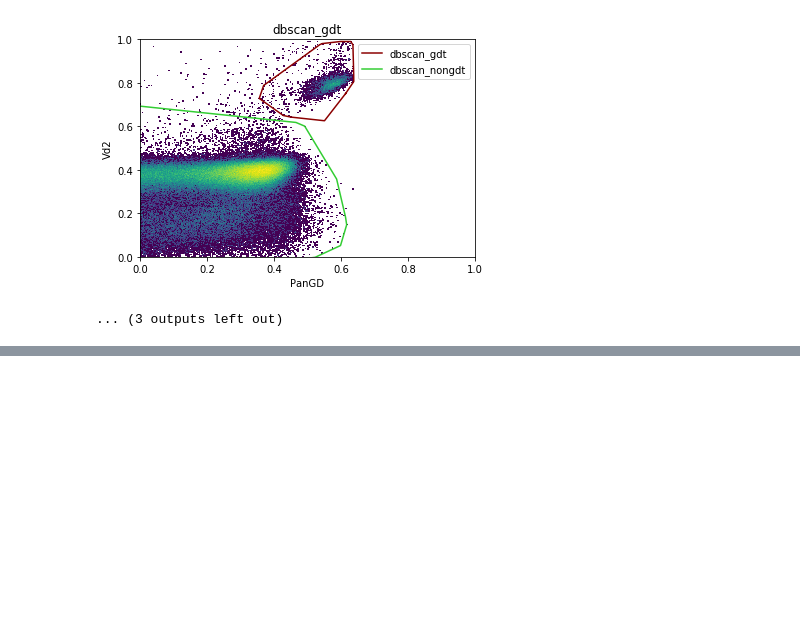
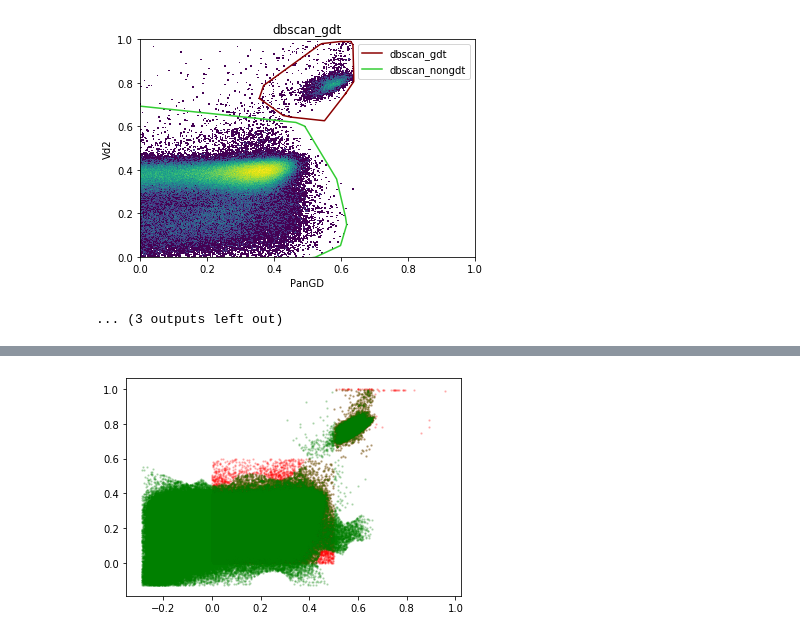
Before and after one commit to burtonrj/CytoPy, a Jupyter notebook: immunova/Notebooks/Testing/Population_Identification_Validation/GDT Cells.ipynb, the cells around one changed output, grey strips where cells are left out. Saved outputs shown, nothing was run; the diff lists cells and outputs as text; code cells hidden in the pictures; blank space fills up the shorter version.

```diff
--- a/immunova/Notebooks/Testing/Population_Identification_Validation/GDT Cells.ipynb
+++ b/immunova/Notebooks/Testing/Population_Identification_Validation/GDT Cells.ipynb
@@ -215,0 +344,14 @@ Complete!
+# %%
+manual_gdt = apply_transform(hc.get_population_df('manual_gdt'), ['PanGD', 'Vd2'], 'logicle')
+manual_nongdt = apply_transform(hc.get_population_df('manual_nongdt'), ['PanGD', 'Vd2'], 'logicle')
+auto_gdt = apply_transform(hc.get_population_df('dbscan_gdt'), ['PanGD', 'Vd2'], 'logicle')
+auto_nongdt = apply_transform(hc.get_population_df('dbscan_nongdt'), ['PanGD', 'Vd2'], 'logicle')
+
+fig, ax = plt.subplots()
+ax.scatter(manual_gdt['PanGD'], manual_gdt['Vd2'], s=2, alpha=0.2, c='red')
+ax.scatter(manual_nongdt['PanGD'], manual_nongdt['Vd2'], s=2, alpha=0.2, c='red')
+ax.scatter(auto_gdt['PanGD'], auto_gdt['Vd2'], s=2, alpha=0.2, c='green')
+ax.scatter(auto_nongdt['PanGD'], auto_nongdt['Vd2'], s=2, alpha=0.2, c='green')
+fig.show()
+# %% [output]
+[figure, added]
```
Also changed, not shown: parts of 13 cells of this notebook, 1 other file.
